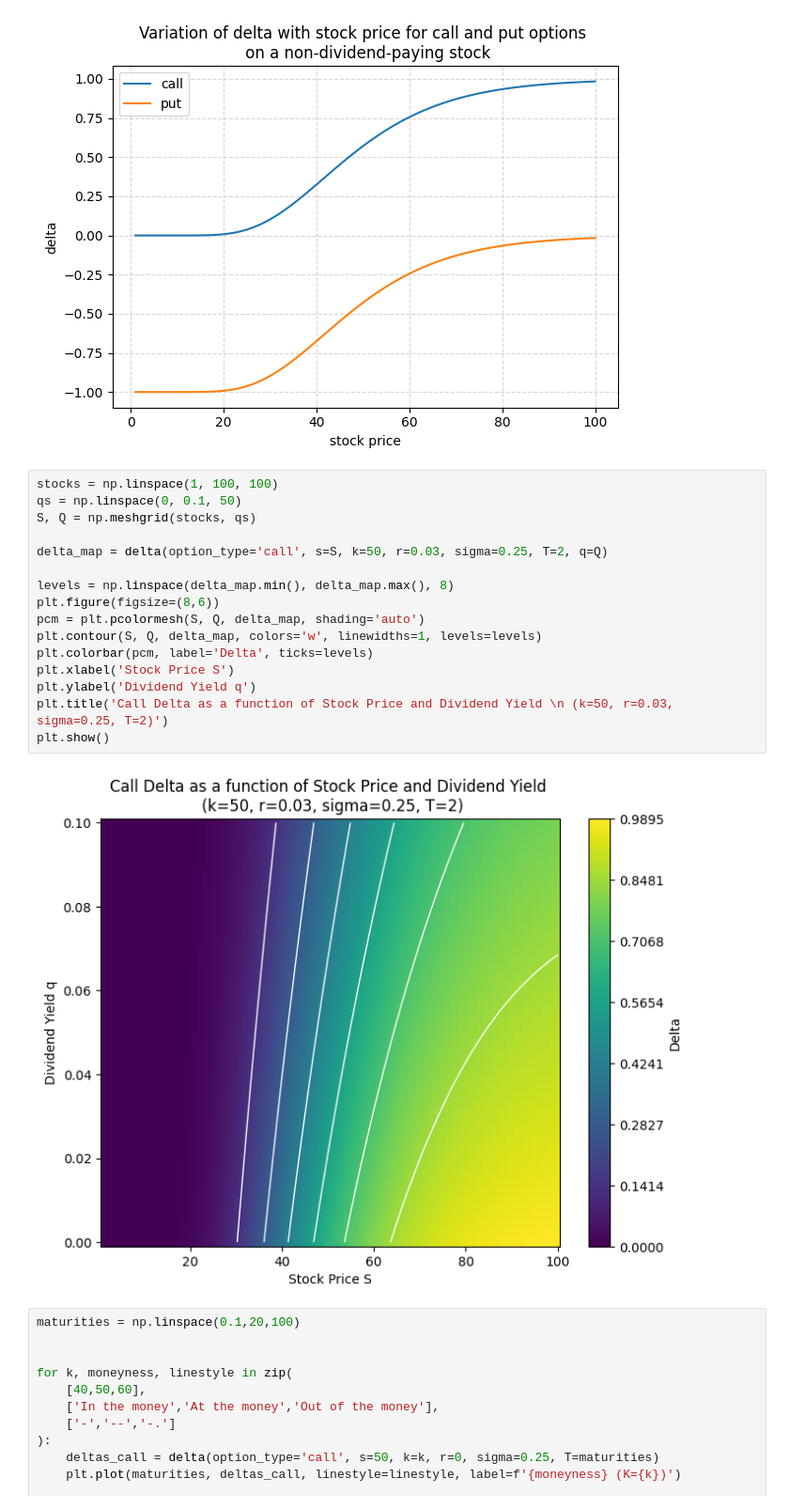
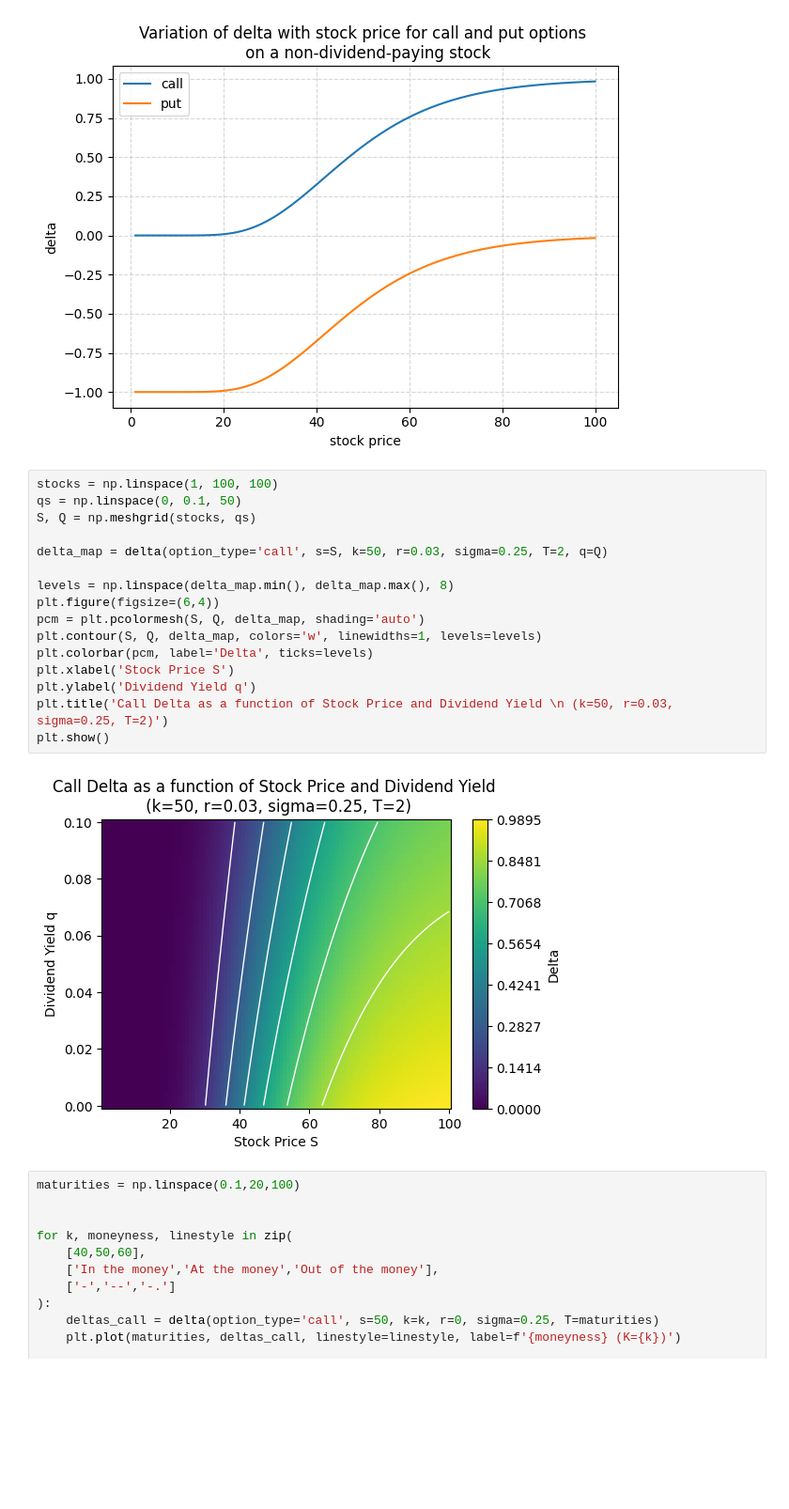
Before and after one commit to hsiuhsil/options_futures_derivatives, a Jupyter notebook: notebooks/demo of greeks.ipynb, the cells around one changed output. Shown at 94% size. Saved outputs shown, nothing was run; the diff lists cells and outputs as text; blank space fills up the shorter version.

```diff
--- a/notebooks/demo of greeks.ipynb
+++ b/notebooks/demo of greeks.ipynb
@@ -31,21 +32,21 @@ plt.show()
 # %%
 stocks = np.linspace(1, 100, 100)
 qs = np.linspace(0, 0.1, 50)
 S, Q = np.meshgrid(stocks, qs)
 
 delta_map = delta(option_type='call', s=S, k=50, r=0.03, sigma=0.25, T=2, q=Q)
 
 levels = np.linspace(delta_map.min(), delta_map.max(), 8)
-plt.figure(figsize=(8,6))
+plt.figure(figsize=(6,4))
 pcm = plt.pcolormesh(S, Q, delta_map, shading='auto')
 plt.contour(S, Q, delta_map, colors='w', linewidths=1, levels=levels)
 plt.colorbar(pcm, label='Delta', ticks=levels)
 plt.xlabel('Stock Price S')
 plt.ylabel('Dividend Yield q')
 plt.title('Call Delta as a function of Stock Price and Dividend Yield \n (k=50, r=0.03, sigma=0.25, T=2)')
 plt.show()
 # %% [output]
-[figure, old version]
+[figure, new version]
 # %%
 maturities = np.linspace(0.1,20,100)
 
```
Also changed, not shown: parts of 11 cells of this notebook.
